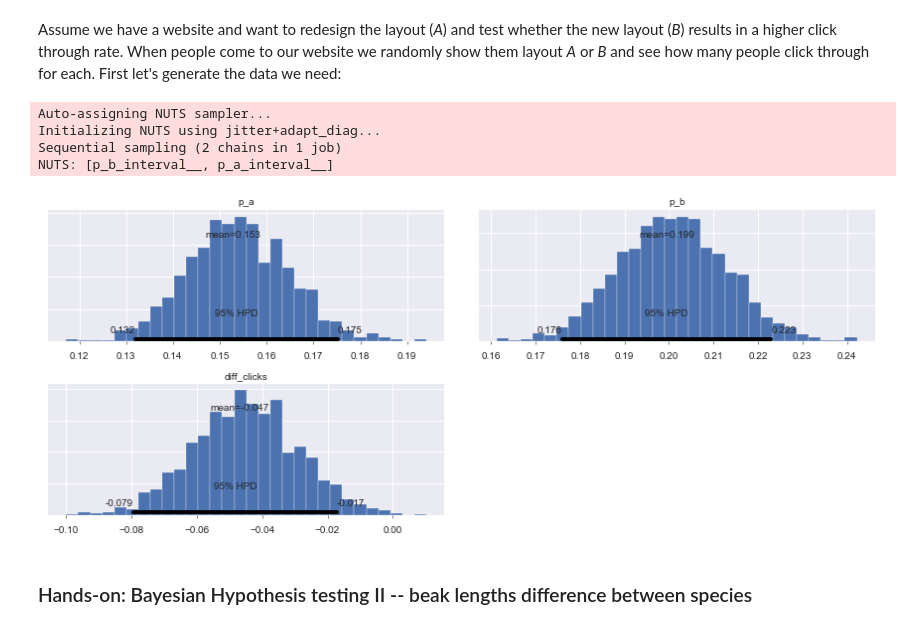
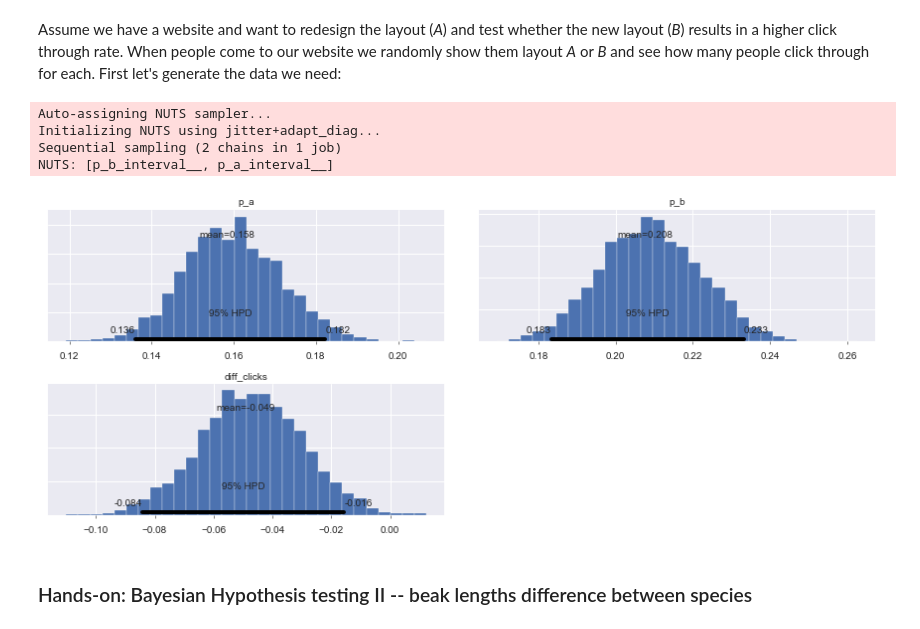
Before and after one commit to ericmjl/bayesian-stats-modelling-tutorial, a Jupyter notebook: notebooks/2.Parameter_estimation_hypothesis_testing.ipynb, the cells around one changed output. Cells and saved outputs as stored; diff of their text form; code cells hidden in the pictures.

```diff
--- a/notebooks/2.Parameter_estimation_hypothesis_testing.ipynb
+++ b/notebooks/2.Parameter_estimation_hypothesis_testing.ipynb
@@ -138,8 +164,3 @@ with pm.Model() as Model:
     prob = pm.Uniform('p')
     # Binomial Likelihood
     y = pm.Binomial('y', n=N, p=prob, observed=n_successes_a)
-
-with Model:
-    samples = pm.sample(1000, njobs=1)
-
-pm.plot_posterior(samples);
@@ -151,0 +172,5 @@ NUTS: [p_interval__]
+# %%
+with Model:
+    samples = pm.sample(2000, njobs=1)
+
+pm.plot_posterior(samples);
@@ -161,8 +208,6 @@ df_scandens = df_12.loc[df_12['species'] == 'scandens']
 # %%
 with pm.Model() as model:
-    """
-    The priors for each group.
-    """
+    # Prior for mean & standard deviation
     μ_1 = pm.Normal('μ_1', mu=10, sd=5)
     σ_1 = pm.Lognormal('σ_1', 0, 10)
     # Gaussian Likelihood
@@ -203,14 +248,14 @@ with pm.Model() as Model:
     diff_clicks = pm.Deterministic('diff_clicks', prob_a-prob_b)
 # %%
 with Model:
-    samples = pm.sample(1000, njobs=1)
+    samples = pm.sample(2000, njobs=1)
 pm.plot_posterior(samples);
 # %% [output]
 Auto-assigning NUTS sampler...
 Initializing NUTS using jitter+adapt_diag...
 Sequential sampling (2 chains in 1 job)
 NUTS: [p_b_interval__, p_a_interval__]
-[figure, old version]
+[figure, new version]
 # %% [markdown]
 ### Hands-on: Bayesian Hypothesis testing II -- beak lengths difference between species
 # %% [markdown]
```
Also changed, not shown: parts of 15 cells of this notebook.
